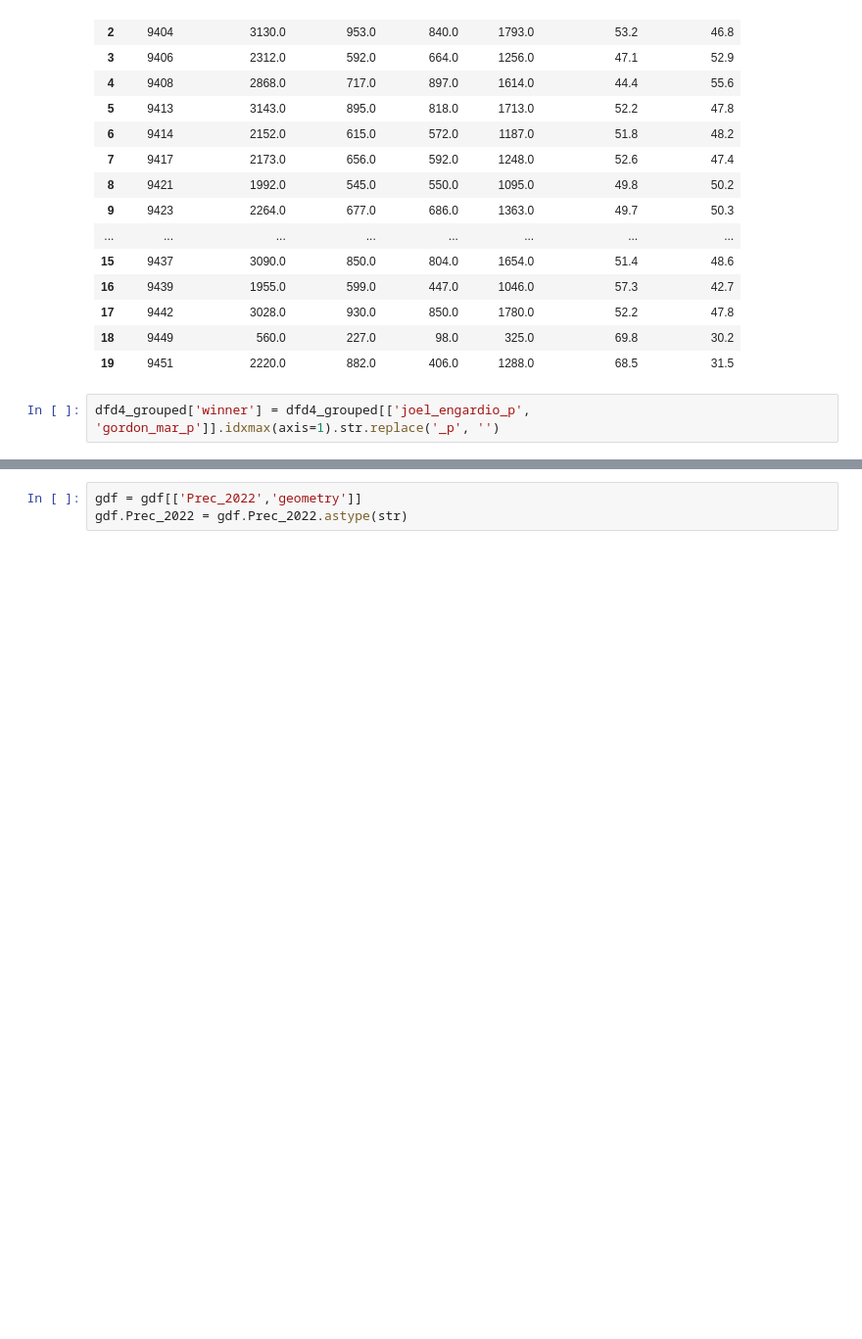
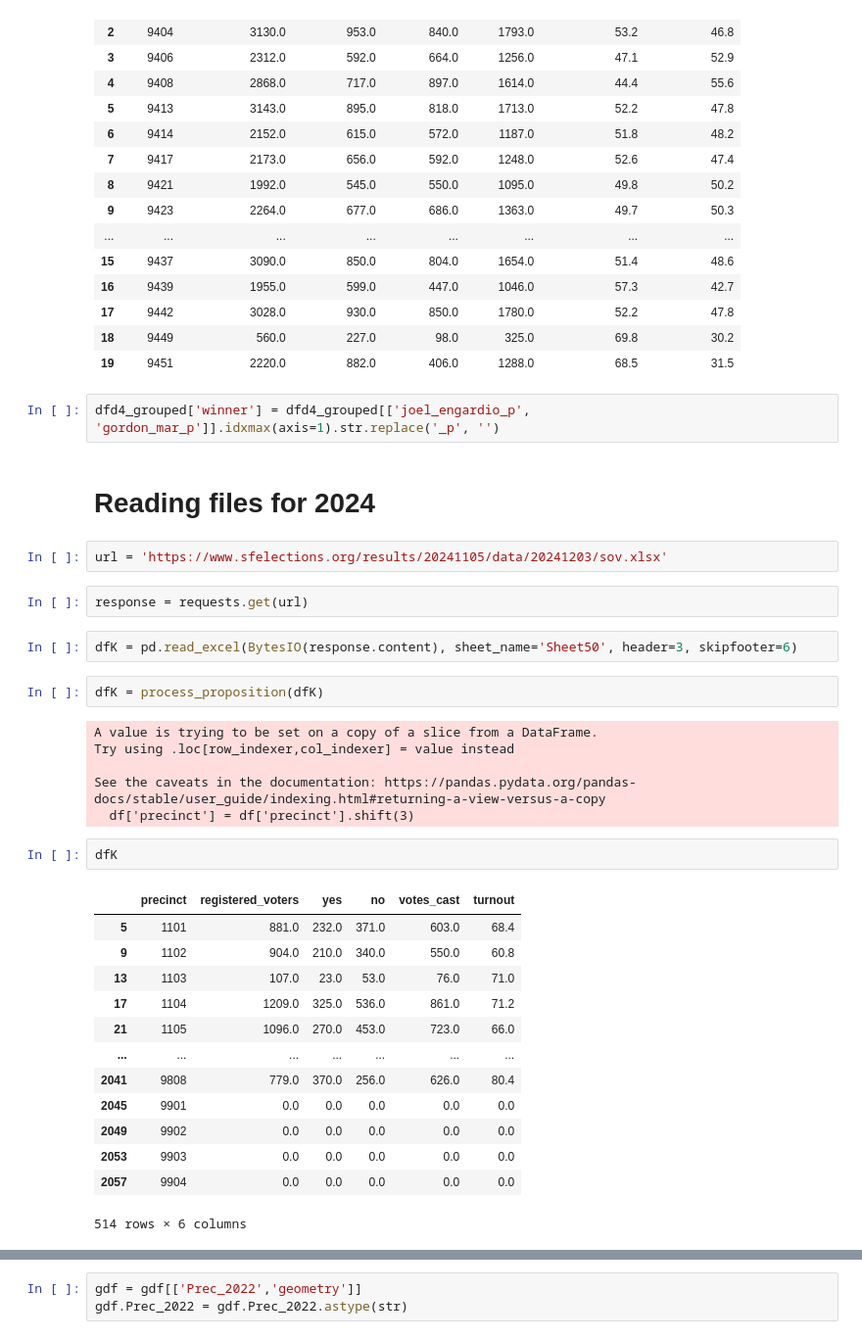
Before and after one commit to MissionLocal/2025-special-election-results, a Jupyter notebook: read_results.ipynb, the cells around one changed output, grey strips where cells are left out. Shown at 98% size. Drawn from its saved outputs; the diff is of its cells as text; blank space fills up the shorter version.

```diff
--- a/read_results.ipynb
+++ b/read_results.ipynb
@@ -429,3 +408,35 @@ dfd4_grouped
 | 19 | 9451 | 2220.0 | 882.0 | 406.0 | 1288.0 | 68.5 | 31.5 |
 # %%
 dfd4_grouped['winner'] = dfd4_grouped[['joel_engardio_p', 'gordon_mar_p']].idxmax(axis=1).str.replace('_p', '')
+# %% [markdown]
+# Reading files for 2024
+# %%
+url = 'https://www.sfelections.org/results/20241105/data/20241203/sov.xlsx'
+# %%
+response = requests.get(url)
+# %%
+dfK = pd.read_excel(BytesIO(response.content), sheet_name='Sheet50', header=3, skipfooter=6)
+# %%
+dfK = process_proposition(dfK)
+# %% [output]
+A value is trying to be set on a copy of a slice from a DataFrame.
+Try using .loc[row_indexer,col_indexer] = value instead
+
+See the caveats in the documentation: https://pandas.pydata.org/pandas-docs/stable/user_guide/indexing.html#returning-a-view-versus-a-copy
+  df['precinct'] = df['precinct'].shift(3)
+# %%
+dfK
+# %% [output]
+|  | precinct | registered_voters | yes | no | votes_cast | turnout |
+| 5 | 1101 | 881.0 | 232.0 | 371.0 | 603.0 | 68.4 |
+| 9 | 1102 | 904.0 | 210.0 | 340.0 | 550.0 | 60.8 |
+| 13 | 1103 | 107.0 | 23.0 | 53.0 | 76.0 | 71.0 |
+| 17 | 1104 | 1209.0 | 325.0 | 536.0 | 861.0 | 71.2 |
+| 21 | 1105 | 1096.0 | 270.0 | 453.0 | 723.0 | 66.0 |
+| ... | ... | ... | ... | ... | ... | ... |
+| 2041 | 9808 | 779.0 | 370.0 | 256.0 | 626.0 | 80.4 |
+| 2045 | 9901 | 0.0 | 0.0 | 0.0 | 0.0 | 0.0 |
+| 2049 | 9902 | 0.0 | 0.0 | 0.0 | 0.0 | 0.0 |
+| 2053 | 9903 | 0.0 | 0.0 | 0.0 | 0.0 | 0.0 |
+| 2057 | 9904 | 0.0 | 0.0 | 0.0 | 0.0 | 0.0 |
+514 rows × 6 columns
```
Also changed, not shown: parts of 19 cells of this notebook, 7 other files.
